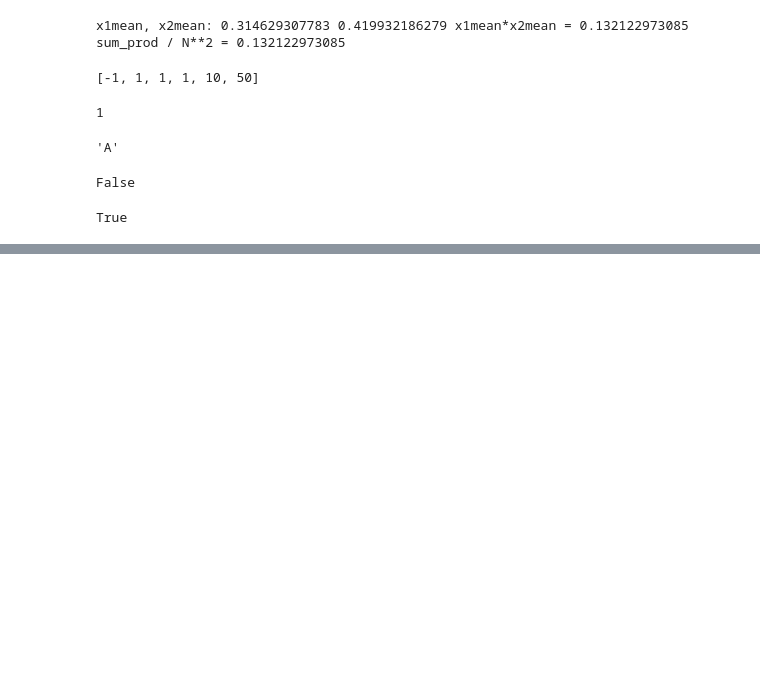
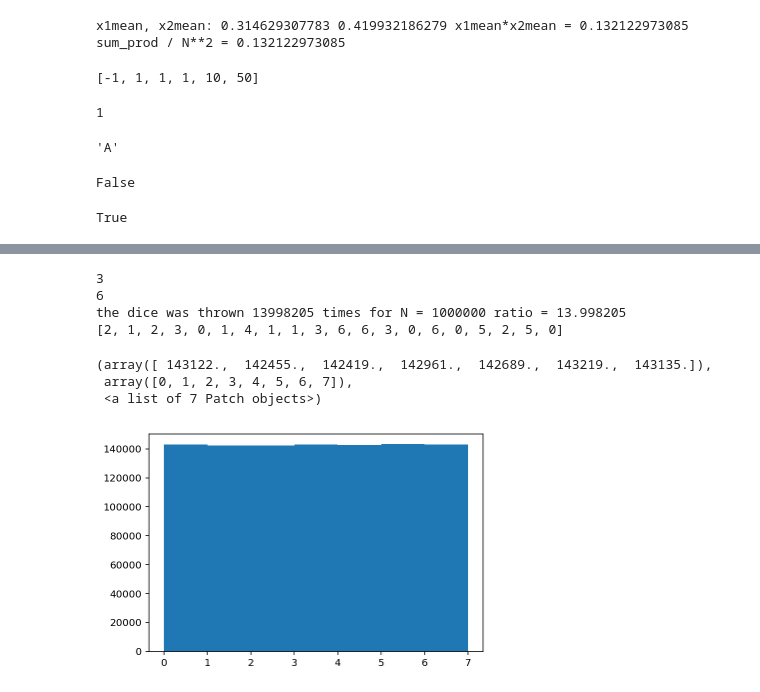
Before and after one commit to zatserkl/learn, a Jupyter notebook: python/learn python.ipynb, the cells around one changed output, grey strips where cells are left out. Drawn from its saved outputs; the diff is of its cells as text; code cells hidden in the pictures; blank space fills up the shorter version.

```diff
--- a/python/learn python.ipynb
+++ b/python/learn python.ipynb
@@ -1503,0 +1719,74 @@ True
+# %%
+# Correct solution, can be improved a bit
+
+import random
+from collections import Counter
+import matplotlib.pyplot as plt
+%matplotlib inline
+
+N_THROWN = 0  # global variable to be used by throw_dice
+
+def throw_dice(n_sides):
+    global N_THROWN
+    N_THROWN += 1
+    return random.choice(range(n_sides))
+
+def dice(n_use, n_emu):
+    """Parameters:
+    n_use: the number of sides of our dice
+    n_emu: the of sides for dice to emulate
+    """
+    numbers = [throw_dice(n_use) for _ in range(n_emu)]
+
+    # find the number that appeared the smallest number of times
+    count_dict = Counter(numbers)
+
+    val_min = min(count_dict)
+    count = count_dict[val_min]
+
+    if count == 1:
+        return numbers.index(val_min)
+
+    # positions of this element
+    pos = [i for i, val in enumerate(numbers) if val == val_min]
+
+    if count < n_use:
+        # throw the dice. If the number is less than len(pos), return pos[number]
+        ind = count  # condition to enter the while loop
+        while ind >= count:
+            ind = throw_dice(n_use)
+        return pos[ind]
+    else:
+        # recursive solution
+        return pos[dice(n_use, count)]
+
+random.seed(1)
+
+# n_use = 5
+n_use = 2        # NB: 2
+n_emu = 7
+
+print(dice(n_use, n_emu))
+print(dice(n_use, n_emu))
+
+N = 1000000
+N_THROWN = 0
+# numbers = [n for n = dice(n_use, n_emu)]
+numbers = []
+for _ in range(N):
+    numbers.append(dice(n_use, n_emu))
+
+print('the dice was thrown', N_THROWN, 'times for N =', N, 'ratio =', N_THROWN / N)
+
+print(numbers[:20])
+
+plt.hist(numbers, range(n_emu+1))
+# %% [output]
+3
+6
+the dice was thrown 13998205 times for N = 1000000 ratio = 13.998205
+[2, 1, 2, 3, 0, 1, 4, 1, 1, 3, 6, 6, 3, 0, 6, 0, 5, 2, 5, 0]
+(array([ 143122.,  142455.,  142419.,  142961.,  142689.,  143219.,  143135.]),
+ array([0, 1, 2, 3, 4, 5, 6, 7]),
+ <a list of 7 Patch objects>)
+[figure, added]
```
Also changed, not shown: parts of 10 cells of this notebook.
